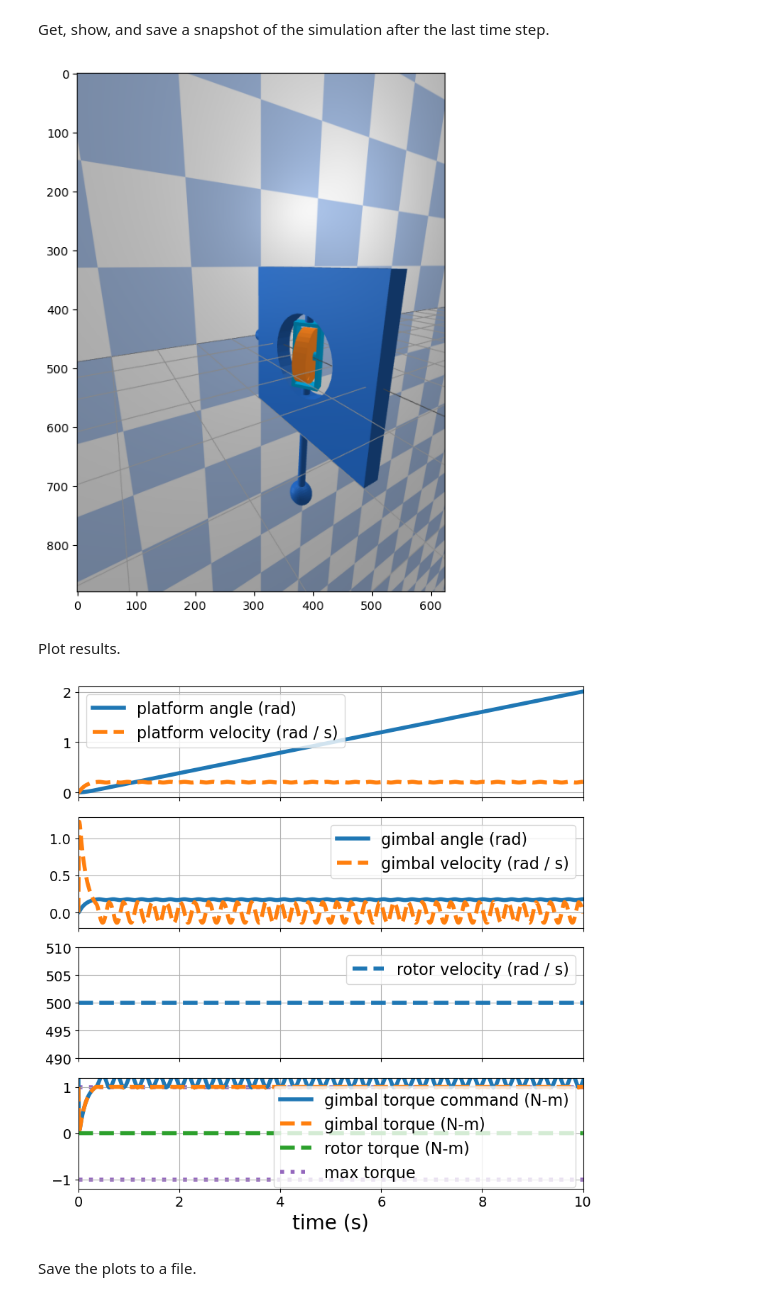
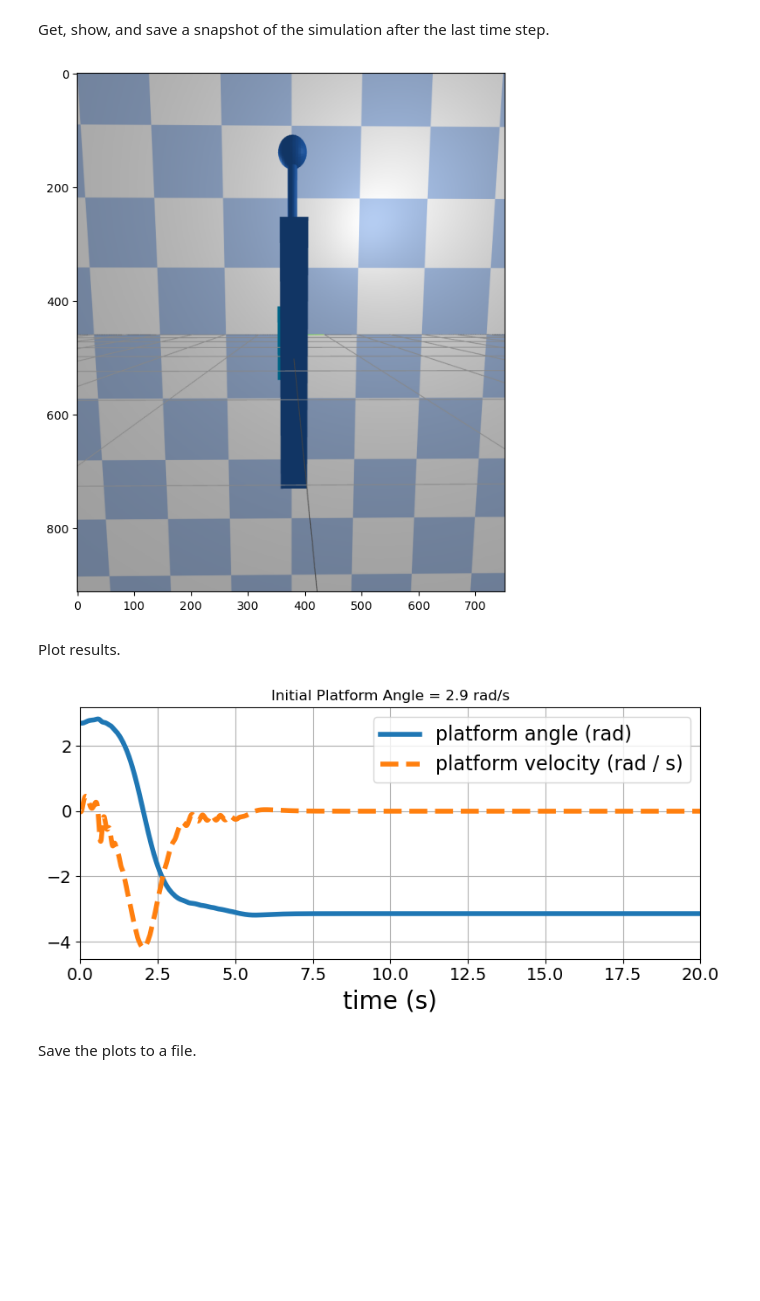
Before and after one commit to lucassmerica/ae353_DP1, a Jupyter notebook: DP1_Final_Code.ipynb, the cells around one changed output. Drawn from its saved outputs; the diff is of its cells as text; code cells hidden in the pictures; blank space fills up the shorter version.

```diff
--- a/DP1_Final_Code.ipynb
+++ b/DP1_Final_Code.ipynb
@@ -77,7 +81,7 @@ simulator = ae353_cmg.Simulator(
     display=True,
     damping=0.,
     load_mass=1.,
-    roll=0,
+    roll=np.pi / 2,
 )
 # %% [output]
 You can open the visualizer by visiting the following URL:
@@ -162,12 +166,12 @@ plt.imshow(rgba)
 # Save snapshot
 plt.imsave('my_snapshot.png', rgba)
 # %% [output]
-[figure, old version]
+[figure, new version]
 # %% [markdown]
 Plot results.
 # %%
 # Create a figure with three subplots, all of which share the same x-axis
-fig, (ax_platform, ax_gimbal, ax_rotor, ax_torque) = plt.subplots(4, 1, figsize=(8, 8), sharex=True)
+fig, (ax_platform) = plt.subplots(1, 1, figsize=(8, 4), sharex=True)
 
 # Plot platform angle and velocity
 ax_platform.plot(
@@ -183,7 +187,7 @@ ax_platform.legend(fontsize=16)
 ax_platform.tick_params(labelsize=14)
 
 # Plot gimbal angle and velocity
-ax_gimbal.plot(
+"""ax_gimbal.plot(
     data['t'], data['gimbal_angle'],
     label='gimbal angle (rad)', linewidth=4,
 )
@@ -208,38 +212,39 @@ ax_rotor.set_ylim(simulator.rotor_velocity - 10., simulator.rotor_velocity + 10.
 # Plot torques
 ax_torque.plot(
     data['t'], data['gimbal_torque_command'],
     label='gimbal torque command (N-m)', linewidth=4,
 )
 ax_torque.plot(
     data['t'], data['gimbal_torque'],
     '--', label='gimbal torque (N-m)', linewidth=4,
 )
 ax_torque.plot(
     data['t'], data['rotor_torque'],
     '--', label='rotor torque (N-m)', linewidth=4,
 )
 ax_torque.plot(
     data['t'], np.ones_like(data['t']) * simulator.tau_max,
     ':', label='max torque', linewidth=4, color='C4', zorder=0,
 )
 ax_torque.plot(
     data['t'], -np.ones_like(data['t']) * simulator.tau_max,
     ':', linewidth=4, color='C4', zorder=0,
 )
 ax_torque.grid()
 ax_torque.legend(fontsize=16)
 ax_torque.tick_params(labelsize=14)
-
+"""
 # Set x-axis properties (only need to do this on the last
 # subplot since all subplots share the same x-axis)
-ax_torque.set_xlabel('time (s)', fontsize=20)
-ax_torque.set_xlim([data['t'][0], data['t'][-1]])
-ax_torque.set_ylim(-1.2 * simulator.tau_max, 1.2 * simulator.tau_max)
+ax_platform.set_xlabel('time (s)', fontsize=20)
+ax_platform.set_xlim([data['t'][0], data['t'][-1]])
+plt.title("Initial Platform Angle = 2.9 rad/s") ###########################<<<----!!!!!!!
+#ax_platform.set_ylim(-1.2 * simulator.tau_max, 1.2 * simulator.tau_max)
 
 # Make the arrangement of subplots look nice
 fig.tight_layout()
 # %% [output]
-[figure, old version]
+[figure, new version]
 # %% [markdown]
 Save the plots to a file.
 # %%
```
Also changed, not shown: parts of 5 cells of this notebook.
